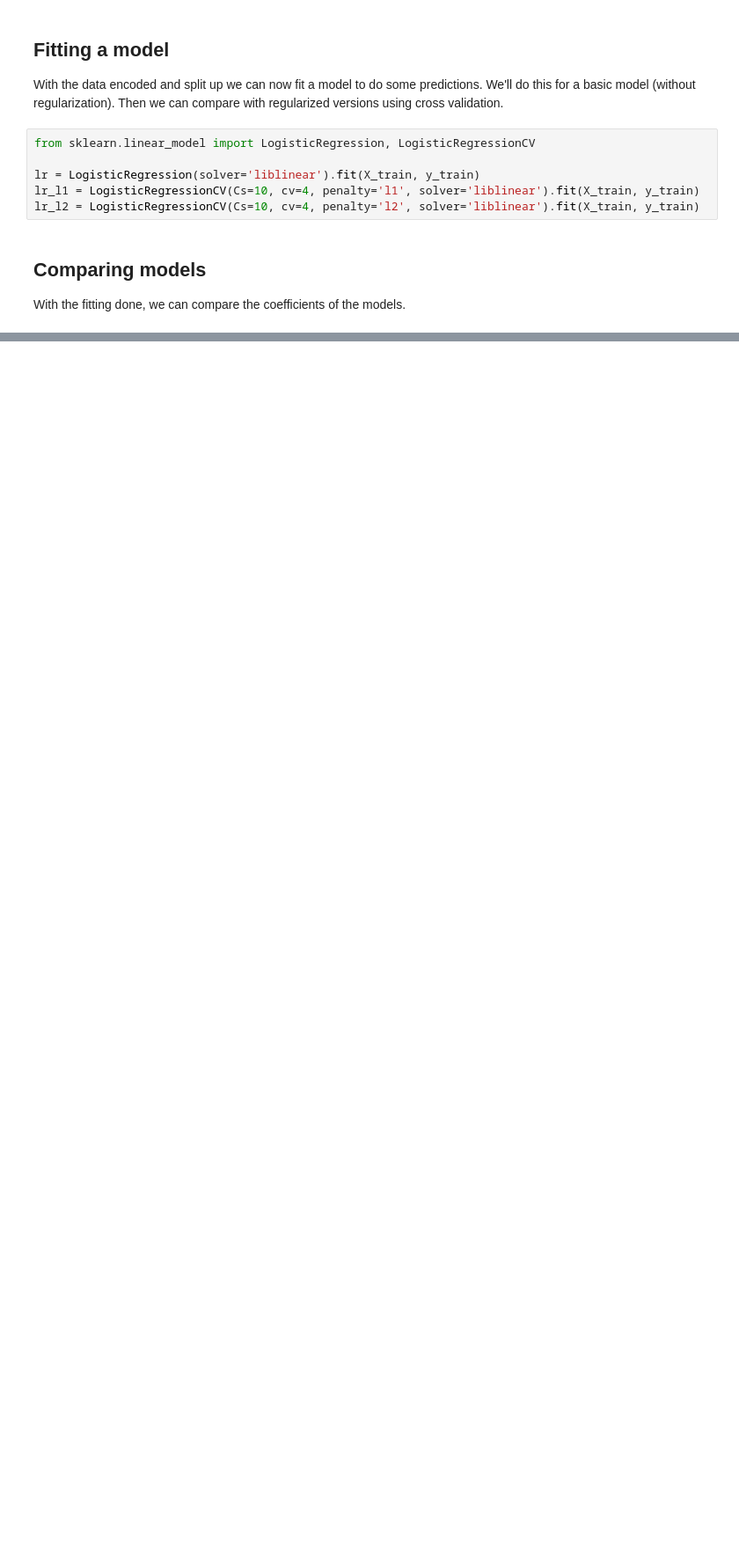
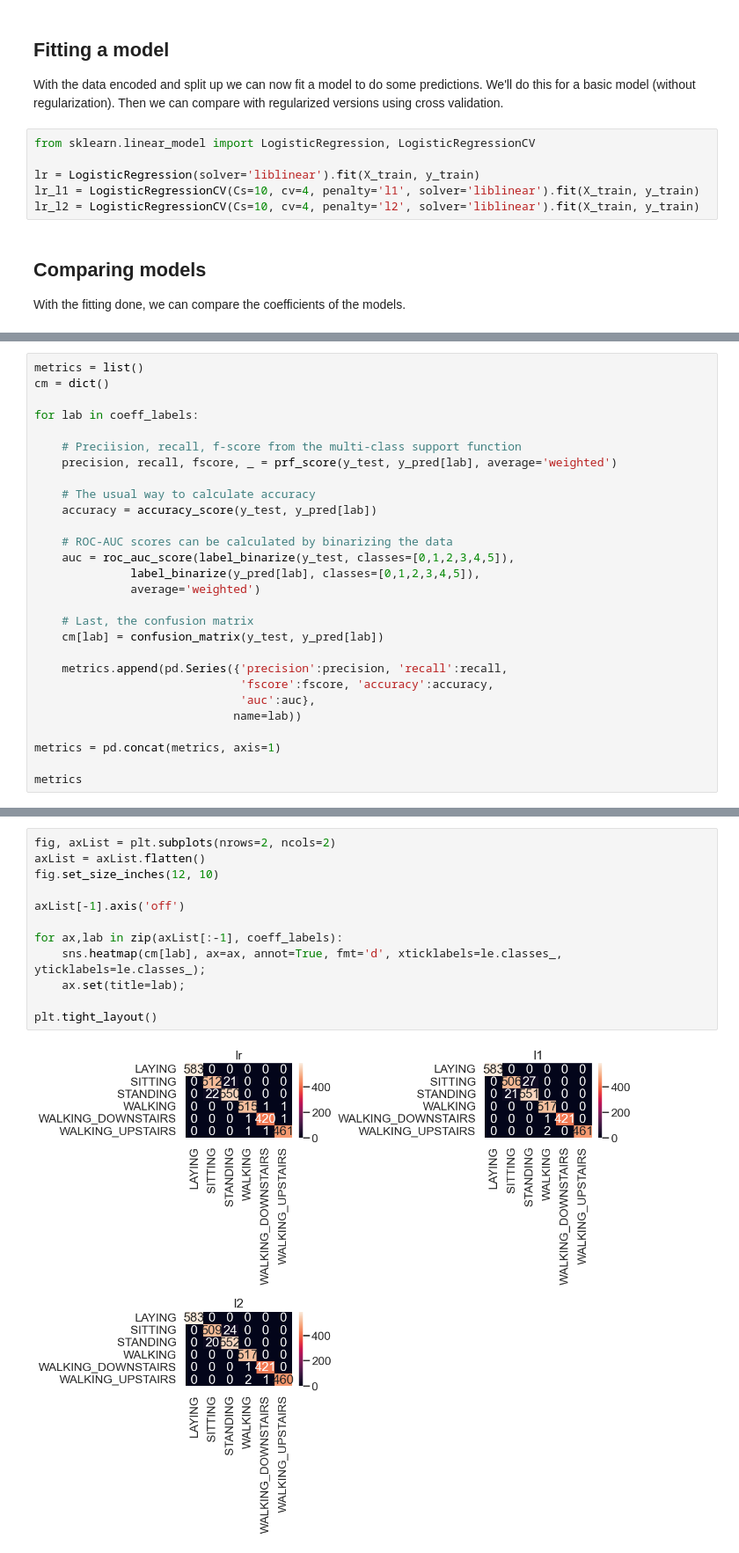
Before and after one commit to Florian-Heringa/coursera-ibm-ml, a Jupyter notebook: 3-classification/01_logistic_regression_demo.ipynb, the cells around one changed output, grey strips where cells are left out. Shown at 88% size. Drawn from its saved outputs; the diff is of its cells as text; blank space fills up the shorter version.

```diff
--- a/3-classification/01_logistic_regression_demo.ipynb
+++ b/3-classification/01_logistic_regression_demo.ipynb
@@ -210,0 +287,28 @@ plt.tight_layout()
+# %%
+metrics = list()
+cm = dict()
+
+for lab in coeff_labels:
+
+    # Preciision, recall, f-score from the multi-class support function
+    precision, recall, fscore, _ = prf_score(y_test, y_pred[lab], average='weighted')
+
+    # The usual way to calculate accuracy
+    accuracy = accuracy_score(y_test, y_pred[lab])
+
+    # ROC-AUC scores can be calculated by binarizing the data
+    auc = roc_auc_score(label_binarize(y_test, classes=[0,1,2,3,4,5]),
+              label_binarize(y_pred[lab], classes=[0,1,2,3,4,5]),
+              average='weighted')
+
+    # Last, the confusion matrix
+    cm[lab] = confusion_matrix(y_test, y_pred[lab])
+
+    metrics.append(pd.Series({'precision':precision, 'recall':recall,
+                              'fscore':fscore, 'accuracy':accuracy,
+                              'auc':auc},
+                             name=lab))
+
+metrics = pd.concat(metrics, axis=1)
+
+metrics
@@ -210,0 +322,14 @@ plt.tight_layout()
+# %%
+fig, axList = plt.subplots(nrows=2, ncols=2)
+axList = axList.flatten()
+fig.set_size_inches(12, 10)
+
+axList[-1].axis('off')
+
+for ax,lab in zip(axList[:-1], coeff_labels):
+    sns.heatmap(cm[lab], ax=ax, annot=True, fmt='d', xticklabels=le.classes_, yticklabels=le.classes_);
+    ax.set(title=lab);
+
+plt.tight_layout()
+# %% [output]
+[figure, added]
```
Also changed, not shown: parts of 7 cells of this notebook, 1 other file.
